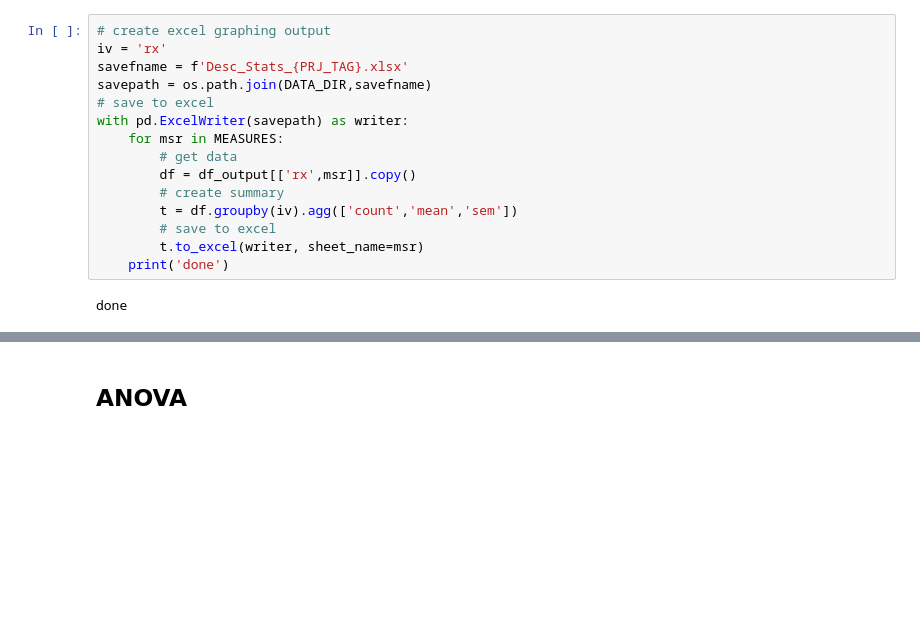
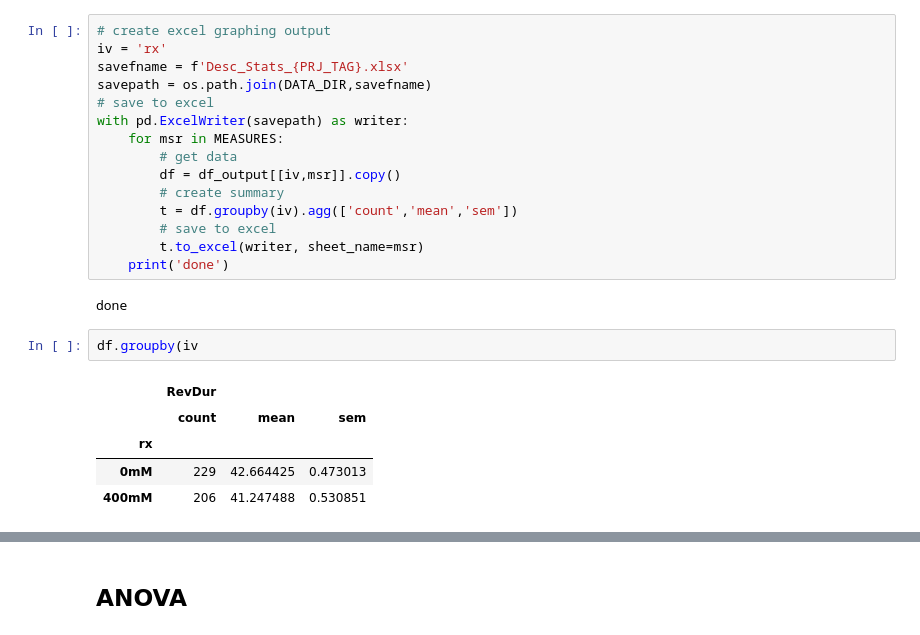
Before and after one commit to conny-lin/rankinlab_slo1paper, a Jupyter notebook: 3-Results/Fig2-wt 400mM/Fig2A-hab_curves/integral_diff/integral_diff_20200509.ipynb, the cells around one changed output, grey strips where cells are left out. Saved outputs shown, nothing was run; the diff lists cells and outputs as text; blank space fills up the shorter version.

```diff
--- a/3-Results/Fig2-wt 400mM/Fig2A-hab_curves/integral_diff/integral_diff_20200509.ipynb
+++ b/3-Results/Fig2-wt 400mM/Fig2A-hab_curves/integral_diff/integral_diff_20200509.ipynb
@@ -231,7 +231,7 @@ savepath = os.path.join(DATA_DIR,savefname)
 with pd.ExcelWriter(savepath) as writer:
     for msr in MEASURES:
         # get data
-        df = df_output[['rx',msr]].copy()
+        df = df_output[[iv,msr]].copy()
         # create summary
         t = df.groupby(iv).agg(['count','mean','sem'])
         # save to excel
@@ -239,3 +239,11 @@ with pd.ExcelWriter(savepath) as writer:
     print('done')
 # %% [output]
 done
+# %%
+df.groupby(iv
+# %% [output]
+|  | RevDur |  |  |
+|  | count | mean | sem |
+| rx |  |  |  |
+| 0mM | 229 | 42.664425 | 0.473013 |
+| 400mM | 206 | 41.247488 | 0.530851 |
```
Also changed, not shown: parts of 1 cell of this notebook, 1 other file.
